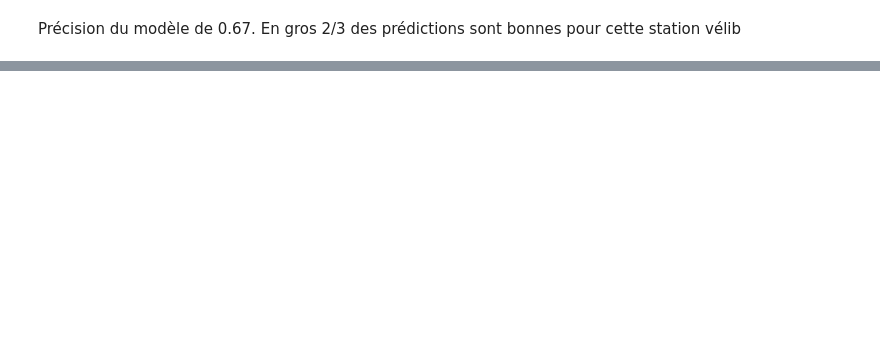
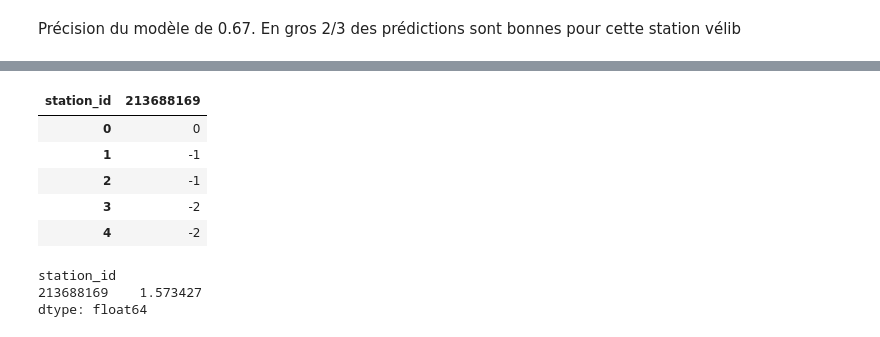
Before and after one commit to mathispuissant/StatApp, a Jupyter notebook: Analyse spatiale Romain.ipynb, the cells around one changed output, grey strips where cells are left out. Saved outputs shown, nothing was run; the diff lists cells and outputs as text; code cells hidden in the pictures; blank space fills up the shorter version.

```diff
--- a/Analyse spatiale Romain.ipynb
+++ b/Analyse spatiale Romain.ipynb
@@ -365,0 +544,44 @@ recall_score(y_test, y_prediction, average = 'weighted')
+# %%
+colonnes_t1 = ['station_id'] # Colonnes correspondant à chaque instant jusqu'à la veille de la journée cible
+colonnes_t2 = ['station_id'] # Colonnes correspondant à la journée cible
+datet1 = "10/31/20"
+datet2 = "11/01/20"
+
+for i in tous_les_velibs.columns:
+    if (datet1 in i) :
+        colonnes_t1.append(i)
+    if (datet2 in i):
+        colonnes_t2.append(i)
+# %%
+dft1 = velib[colonnes_t1].set_index('station_id').transpose()
+dft2 = velib[colonnes_t2].set_index('station_id').transpose()
+
+for station in dft1:
+        for i in range(len(dft1)):
+            # On parcourt les lignes et on ne garde que le nombre total de vélibs à l'heure souhaitée
+            dft1[station][i] = dft1[station][i]['mechanical'] + dft1[station][i]['ebike']
+            dft2[station][i] = dft2[station][i]['mechanical'] + dft2[station][i]['ebike']
+# %%
+#dft1.reset_index(inplace = True)
+#dft2.reset_index(inplace = True)
+
+#df1 = dft1.drop(['level_0'], axis = 1)
+#df2 = dft2.drop(['level_0'], axis = 1)
+
+#df_naif = df2[213688169]-df1[213688169]
+
+dft1 = dft1.drop(['level_0','index'], axis = 1)
+dft2 = dft2.drop(['level_0','index'], axis = 1)
+# %%
+t1 = dft1[[213688169]]
+t2 = dft2[[213688169]]
+# %%
+df_naif = t2-t1
+df_naif.head()
+# %% [output]
+| station_id | 213688169 |
+| 0 | 0 |
+| 1 | -1 |
+| 2 | -1 |
+| 3 | -2 |
+| 4 | -2 |
@@ -365,0 +590,8 @@ recall_score(y_test, y_prediction, average = 'weighted')
+# %%
+#Calcul du MAE
+df_naif = abs(df_naif)
+df_naif.mean()
+# %% [output]
+station_id
+213688169    1.573427
+dtype: float64
```
Also changed, not shown: parts of 55 cells of this notebook.
